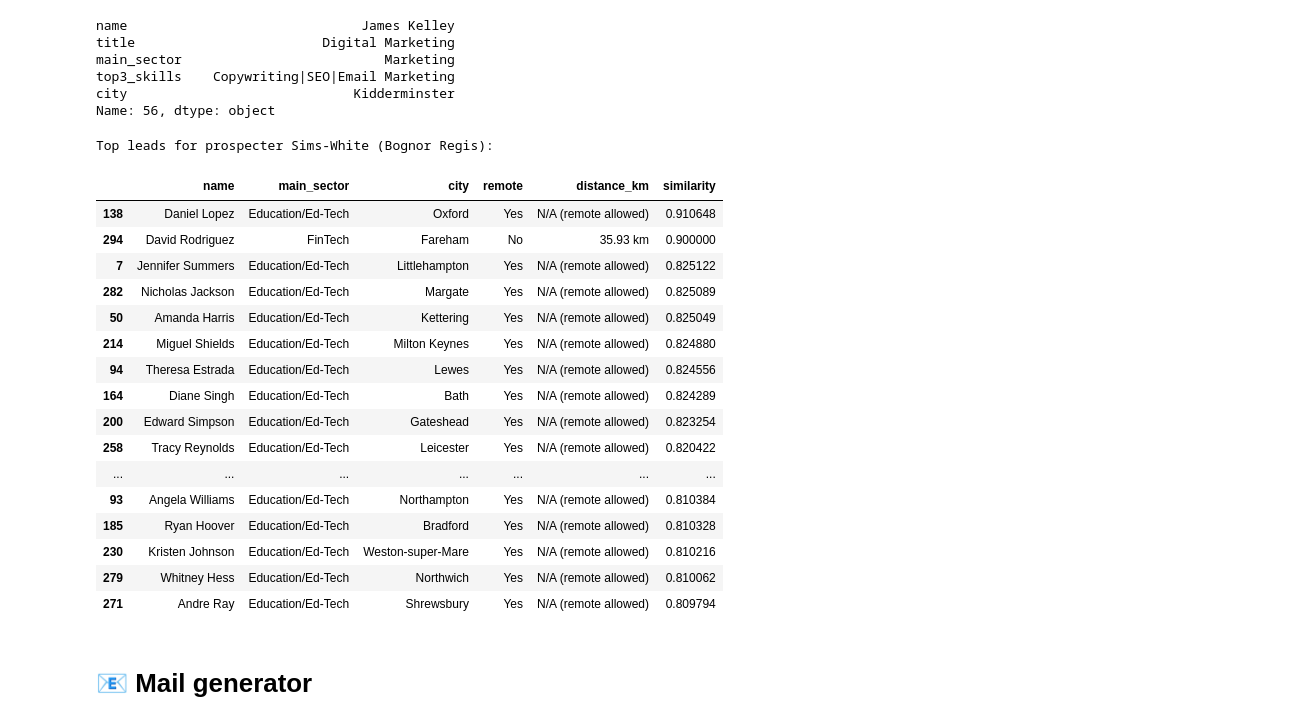
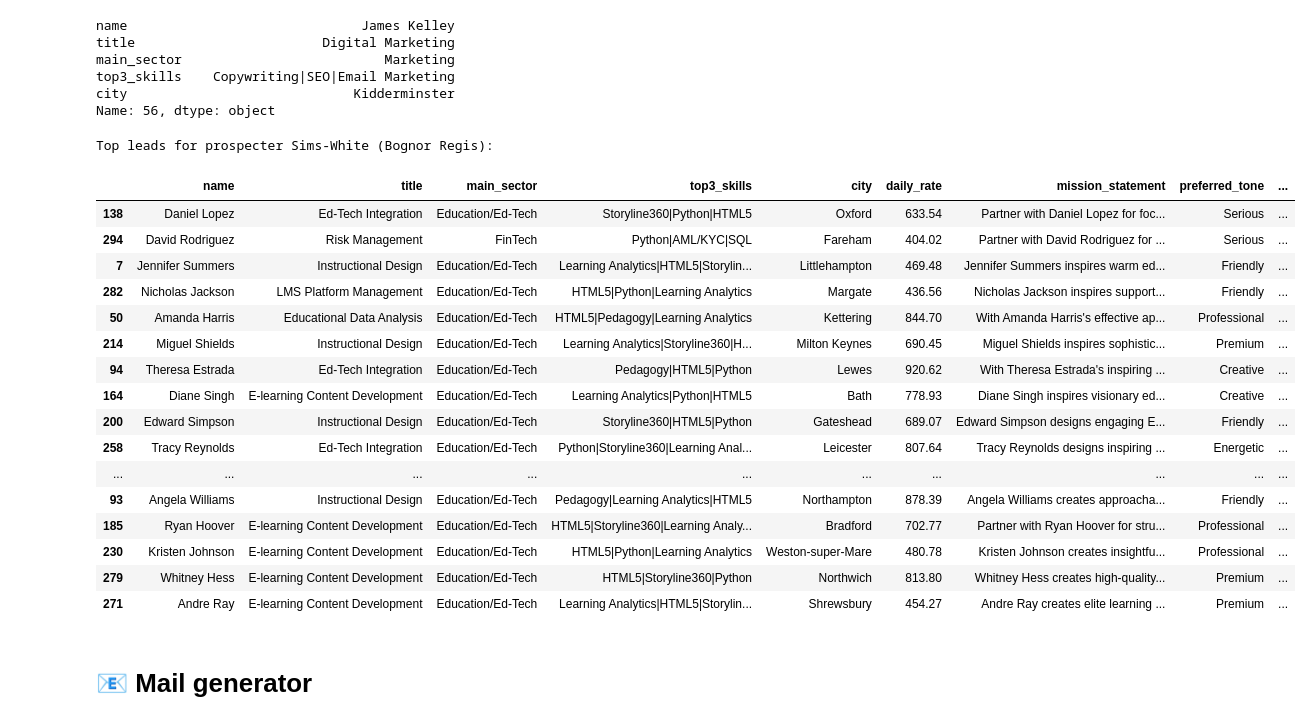
Before and after one commit to KajaLab/leadcraftr_Projet, a Jupyter notebook: notebooks/Synarys_David_revised.ipynb, the cells around one changed output. Saved outputs shown, nothing was run; the diff lists cells and outputs as text; code cells hidden in the pictures.

Commit message:
David_notebook updating

```diff
--- a/notebooks/Synarys_David_revised.ipynb
+++ b/notebooks/Synarys_David_revised.ipynb
@@ -366,51 +353,51 @@ prospecter_coord_row = city_coordinates_df[city_coordinates_df['city'].str.lower
 
 
 if not prospecter_coord_row.empty:
     prospecter_lat = prospecter_coord_row['lat'].values[0]
     prospecter_lon = prospecter_coord_row['lon'].values[0]
 else:
     prospecter_lat = prospecter_lon = None
 
 for _, freelance_row in top_leads_freelancers.iterrows():
     if prospect['remote_flag'] == 0 and freelance_row['remote_flag'] == 0:
         freelance_city_clean = cleaning(freelance_row['city']).lower()
         freelance_coord_row = city_coordinates_df[city_coordinates_df['city'].str.lower() == freelance_city_clean]
 
         if not freelance_coord_row.empty and freelancer_lat is not None:
             freelance_lat = freelance_coord_row['lat'].values[0]
             freelance_lon = freelance_coord_row['lon'].values[0]
             dist = haversine_distance(prospecter_lat, prospecter_lon, freelance_lat, freelance_lon)
             distances.append(f"{dist:.2f} km")
         else:
             distances.append("N/A (coords missing)")
     else:
         distances.append("N/A (remote allowed)")
 
 top_leads_freelancers['distance_km'] = distances
 
 # Affichage final
 final = top_leads_freelancers[['name', 'main_sector', 'city', 'remote', 'distance_km', 'similarity']].sort_values(by='similarity', ascending=False)
-final_df = pd.DataFrame(final)
+final_df = pd.DataFrame(top_leads_freelancers)
 final_df
 # %% [output]
 Top leads for prospecter Sims-White (Bognor Regis):
-|  | name | main_sector | city | remote | distance_km | similarity |
-| 138 | Daniel Lopez | Education/Ed-Tech | Oxford | Yes | N/A (remote allowed) | 0.910648 |
-| 294 | David Rodriguez | FinTech | Fareham | No | 35.93 km | 0.900000 |
-| 7 | Jennifer Summers | Education/Ed-Tech | Littlehampton | Yes | N/A (remote allowed) | 0.825122 |
-| 282 | Nicholas Jackson | Education/Ed-Tech | Margate | Yes | N/A (remote allowed) | 0.825089 |
-| 50 | Amanda Harris | Education/Ed-Tech | Kettering | Yes | N/A (remote allowed) | 0.825049 |
-| 214 | Miguel Shields | Education/Ed-Tech | Milton Keynes | Yes | N/A (remote allowed) | 0.824880 |
-| 94 | Theresa Estrada | Education/Ed-Tech | Lewes | Yes | N/A (remote allowed) | 0.824556 |
-| 164 | Diane Singh | Education/Ed-Tech | Bath | Yes | N/A (remote allowed) | 0.824289 |
-| 200 | Edward Simpson | Education/Ed-Tech | Gateshead | Yes | N/A (remote allowed) | 0.823254 |
-| 258 | Tracy Reynolds | Education/Ed-Tech | Leicester | Yes | N/A (remote allowed) | 0.820422 |
-| ... | ... | ... | ... | ... | ... | ... |
-| 93 | Angela Williams | Education/Ed-Tech | Northampton | Yes | N/A (remote allowed) | 0.810384 |
-| 185 | Ryan Hoover | Education/Ed-Tech | Bradford | Yes | N/A (remote allowed) | 0.810328 |
-| 230 | Kristen Johnson | Education/Ed-Tech | Weston-super-Mare | Yes | N/A (remote allowed) | 0.810216 |
-| 279 | Whitney Hess | Education/Ed-Tech | Northwich | Yes | N/A (remote allowed) | 0.810062 |
-| 271 | Andre Ray | Education/Ed-Tech | Shrewsbury | Yes | N/A (remote allowed) | 0.809794 |
+|  | name | title | main_sector | top3_skills | city | daily_rate | mission_statement | preferred_tone | ... |
+| 138 | Daniel Lopez | Ed-Tech Integration | Education/Ed-Tech | Storyline360|Python|HTML5 | Oxford | 633.54 | Partner with Daniel Lopez for foc... | Serious | ... |
+| 294 | David Rodriguez | Risk Management | FinTech | Python|AML/KYC|SQL | Fareham | 404.02 | Partner with David Rodriguez for ... | Serious | ... |
+| 7 | Jennifer Summers | Instructional Design | Education/Ed-Tech | Learning Analytics|HTML5|Storylin... | Littlehampton | 469.48 | Jennifer Summers inspires warm ed... | Friendly | ... |
+| 282 | Nicholas Jackson | LMS Platform Management | Education/Ed-Tech | HTML5|Python|Learning Analytics | Margate | 436.56 | Nicholas Jackson inspires support... | Friendly | ... |
+| 50 | Amanda Harris | Educational Data Analysis | Education/Ed-Tech | HTML5|Pedagogy|Learning Analytics | Kettering | 844.70 | With Amanda Harris's effective ap... | Professional | ... |
+| 214 | Miguel Shields | Instructional Design | Education/Ed-Tech | Learning Analytics|Storyline360|H... | Milton Keynes | 690.45 | Miguel Shields inspires sophistic... | Premium | ... |
+| 94 | Theresa Estrada | Ed-Tech Integration | Education/Ed-Tech | Pedagogy|HTML5|Python | Lewes | 920.62 | With Theresa Estrada's inspiring ... | Creative | ... |
+| 164 | Diane Singh | E-learning Content Development | Education/Ed-Tech | Learning Analytics|Python|HTML5 | Bath | 778.93 | Diane Singh inspires visionary ed... | Creative | ... |
+| 200 | Edward Simpson | Instructional Design | Education/Ed-Tech | Storyline360|HTML5|Python | Gateshead | 689.07 | Edward Simpson designs engaging E... | Friendly | ... |
+| 258 | Tracy Reynolds | Ed-Tech Integration | Education/Ed-Tech | Python|Storyline360|Learning Anal... | Leicester | 807.64 | Tracy Reynolds designs inspiring ... | Energetic | ... |
+| ... | ... | ... | ... | ... | ... | ... | ... | ... | ... |
+| 93 | Angela Williams | Instructional Design | Education/Ed-Tech | Pedagogy|Learning Analytics|HTML5 | Northampton | 878.39 | Angela Williams creates approacha... | Friendly | ... |
+| 185 | Ryan Hoover | E-learning Content Development | Education/Ed-Tech | HTML5|Storyline360|Learning Analy... | Bradford | 702.77 | Partner with Ryan Hoover for stru... | Professional | ... |
+| 230 | Kristen Johnson | E-learning Content Development | Education/Ed-Tech | HTML5|Python|Learning Analytics | Weston-super-Mare | 480.78 | Kristen Johnson creates insightfu... | Professional | ... |
+| 279 | Whitney Hess | E-learning Content Development | Education/Ed-Tech | HTML5|Storyline360|Python | Northwich | 813.80 | Whitney Hess creates high-quality... | Premium | ... |
+| 271 | Andre Ray | E-learning Content Development | Education/Ed-Tech | Learning Analytics|HTML5|Storylin... | Shrewsbury | 454.27 | Andre Ray creates elite learning ... | Premium | ... |
 # %% [markdown]
 # 📧 Mail generator
 # %%
```
Also changed, not shown: parts of 2 cells of this notebook.
